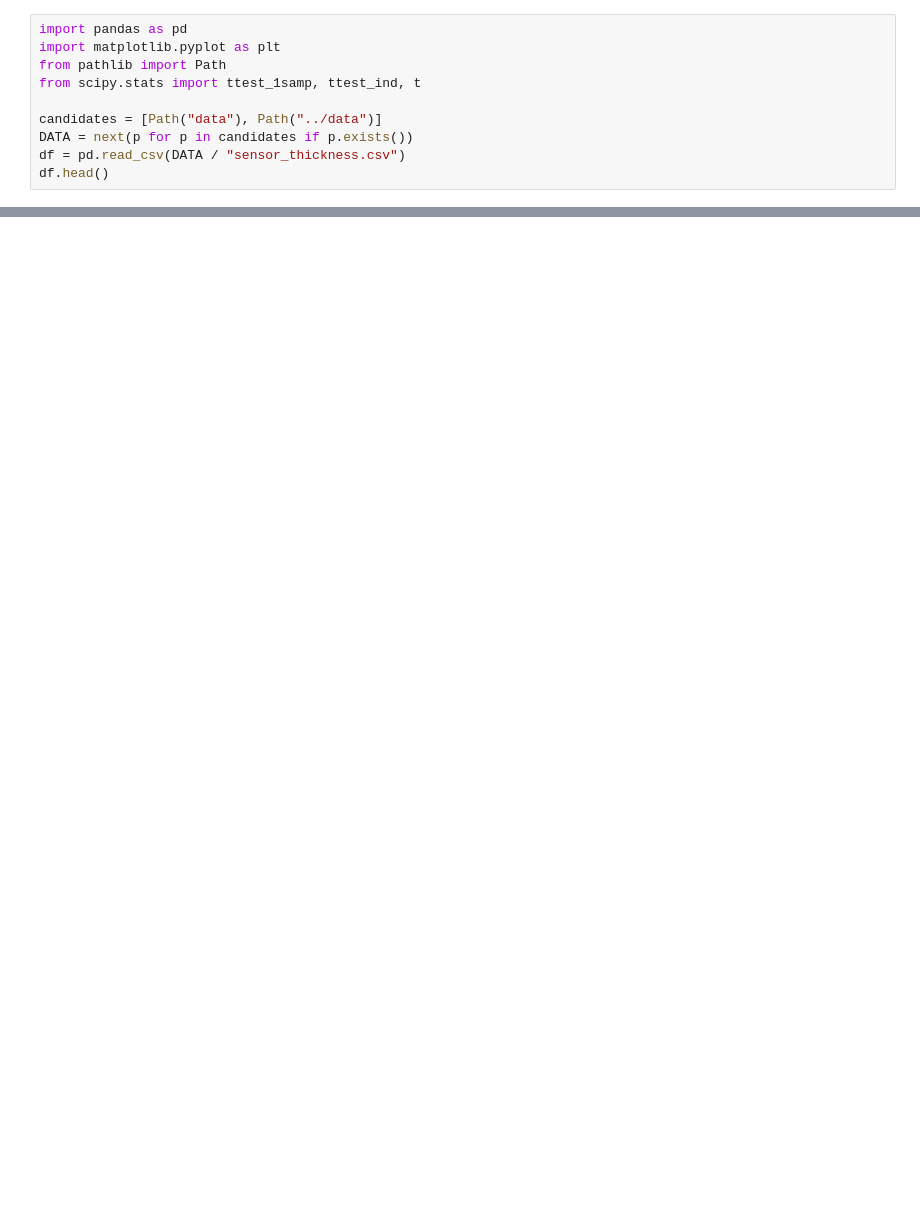
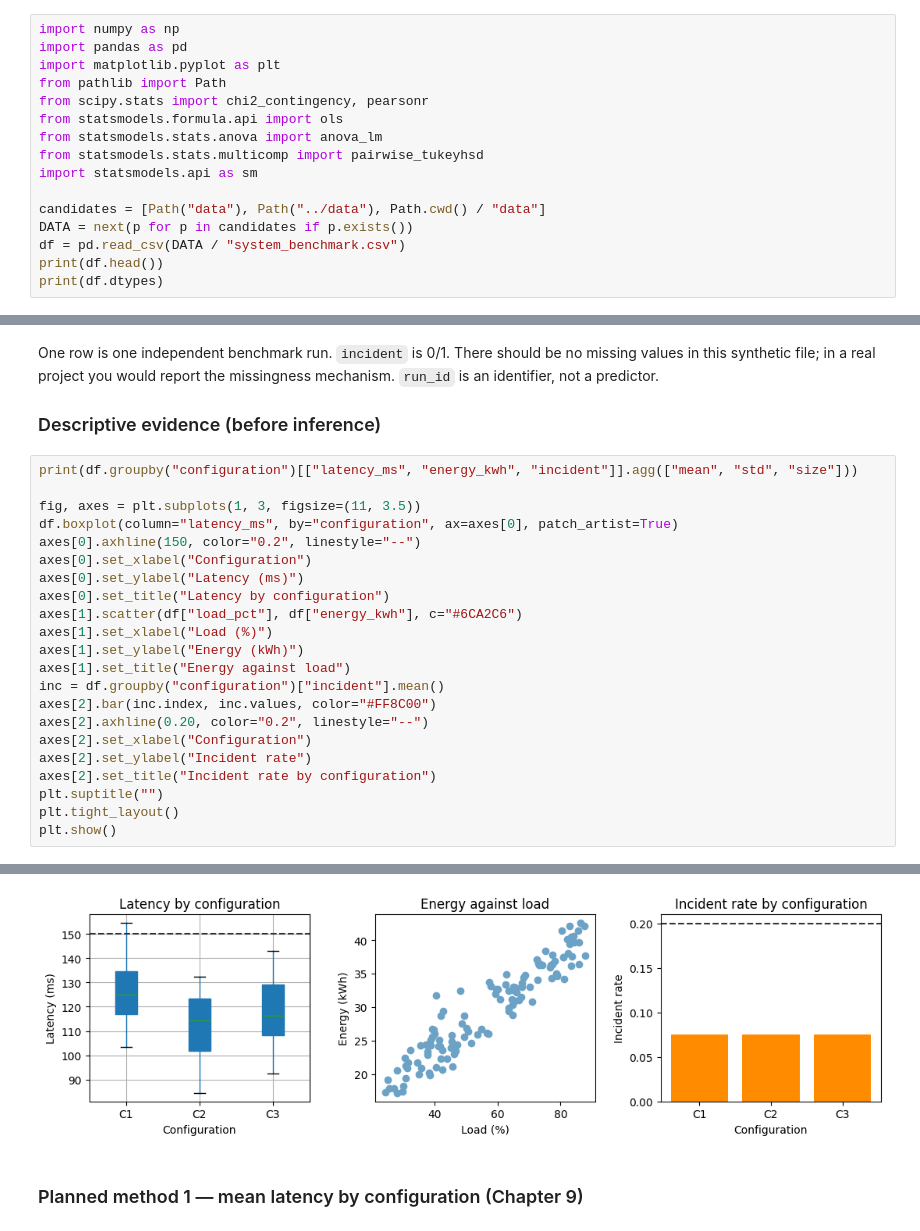
Before and after one commit to RBrooksDK/STA1_26, a Jupyter notebook: 12_Integrated_Analysis_and_Exam_Preparation/Tutorial_12_notebook.ipynb, the cells around one changed output, grey strips where cells are left out. Saved outputs shown, nothing was run; the diff lists cells and outputs as text; blank space fills up the shorter version.

Commit message:
Align sessions, tutorials, textbook, and project guidance

```diff
--- a/12_Integrated_Analysis_and_Exam_Preparation/Tutorial_12_notebook.ipynb
+++ b/12_Integrated_Analysis_and_Exam_Preparation/Tutorial_12_notebook.ipynb
@@ -29,11 +43,17 @@ Reuse the libraries from previous tutorials. Keep the narrative in markdown cell
 # %%
+import numpy as np
 import pandas as pd
 import matplotlib.pyplot as plt
 from pathlib import Path
-from scipy.stats import ttest_1samp, ttest_ind, t
+from scipy.stats import chi2_contingency, pearsonr
+from statsmodels.formula.api import ols
+from statsmodels.stats.anova import anova_lm
+from statsmodels.stats.multicomp import pairwise_tukeyhsd
+import statsmodels.api as sm
 
-candidates = [Path("data"), Path("../data")]
+candidates = [Path("data"), Path("../data"), Path.cwd() / "data"]
 DATA = next(p for p in candidates if p.exists())
-df = pd.read_csv(DATA / "sensor_thickness.csv")
-df.head()
+df = pd.read_csv(DATA / "system_benchmark.csv")
+print(df.head())
+print(df.dtypes)
 # %% [output]
@@ -113,0 +101,27 @@ Write the oral-exam paragraph (example structure):
+# %% [markdown]
+One row is one independent benchmark run. `incident` is 0/1. There should be no missing values in this synthetic file; in a real project you would report the missingness mechanism. `run_id` is an identifier, not a predictor.
+
+### Descriptive evidence (before inference)
+# %%
+print(df.groupby("configuration")[["latency_ms", "energy_kwh", "incident"]].agg(["mean", "std", "size"]))
+
+fig, axes = plt.subplots(1, 3, figsize=(11, 3.5))
+df.boxplot(column="latency_ms", by="configuration", ax=axes[0], patch_artist=True)
+axes[0].axhline(150, color="0.2", linestyle="--")
+axes[0].set_xlabel("Configuration")
+axes[0].set_ylabel("Latency (ms)")
+axes[0].set_title("Latency by configuration")
+axes[1].scatter(df["load_pct"], df["energy_kwh"], c="#6CA2C6")
+axes[1].set_xlabel("Load (%)")
+axes[1].set_ylabel("Energy (kWh)")
+axes[1].set_title("Energy against load")
+inc = df.groupby("configuration")["incident"].mean()
+axes[2].bar(inc.index, inc.values, color="#FF8C00")
+axes[2].axhline(0.20, color="0.2", linestyle="--")
+axes[2].set_xlabel("Configuration")
+axes[2].set_ylabel("Incident rate")
+axes[2].set_title("Incident rate by configuration")
+plt.suptitle("")
+plt.tight_layout()
+plt.show()
+# %% [output]
@@ -113,0 +141,3 @@ Write the oral-exam paragraph (example structure):
+[figure, added]
+# %% [markdown]
+### Planned method 1 — mean latency by configuration (Chapter 9)
```
Also changed, not shown: parts of 16 cells of this notebook, 48 other files.
